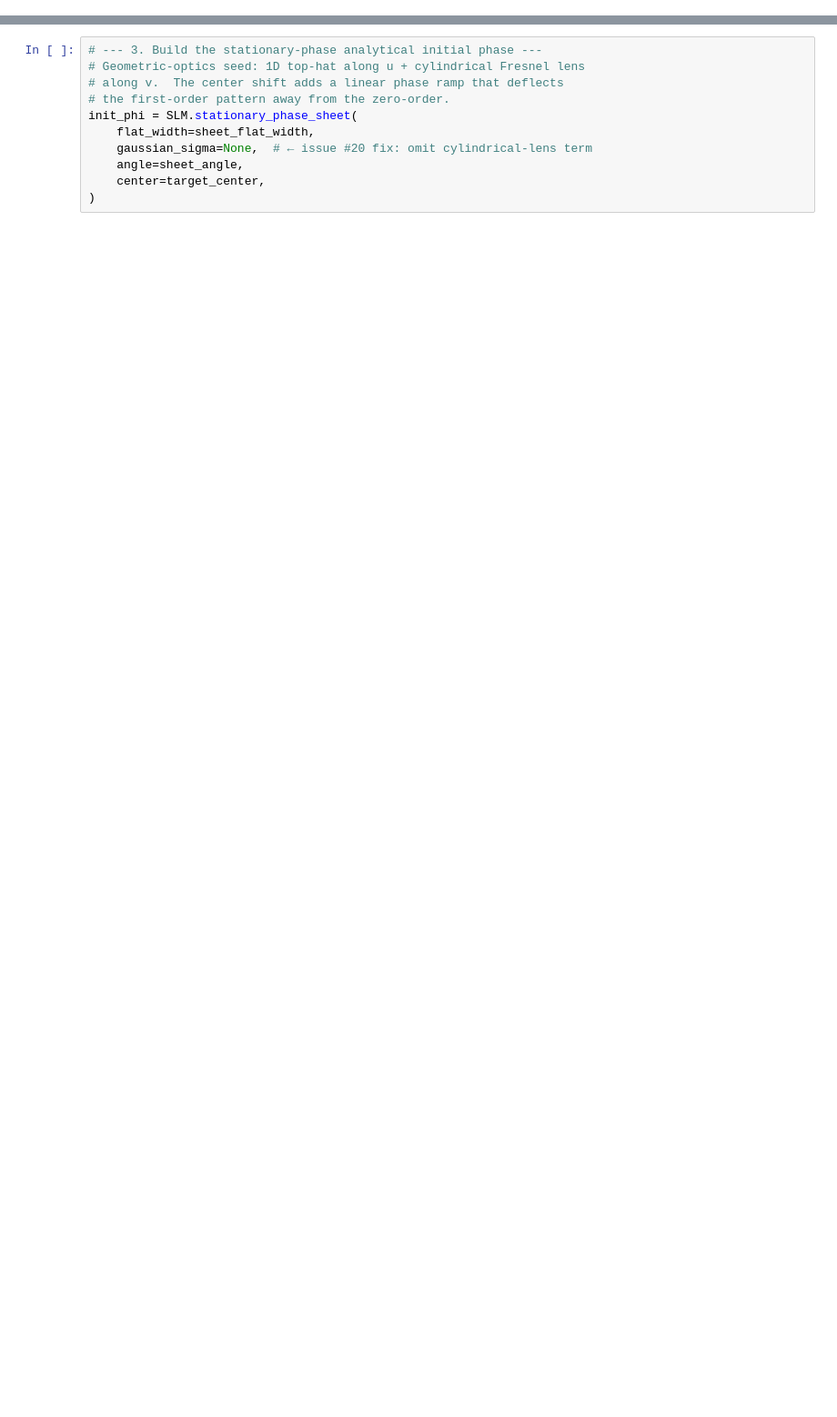
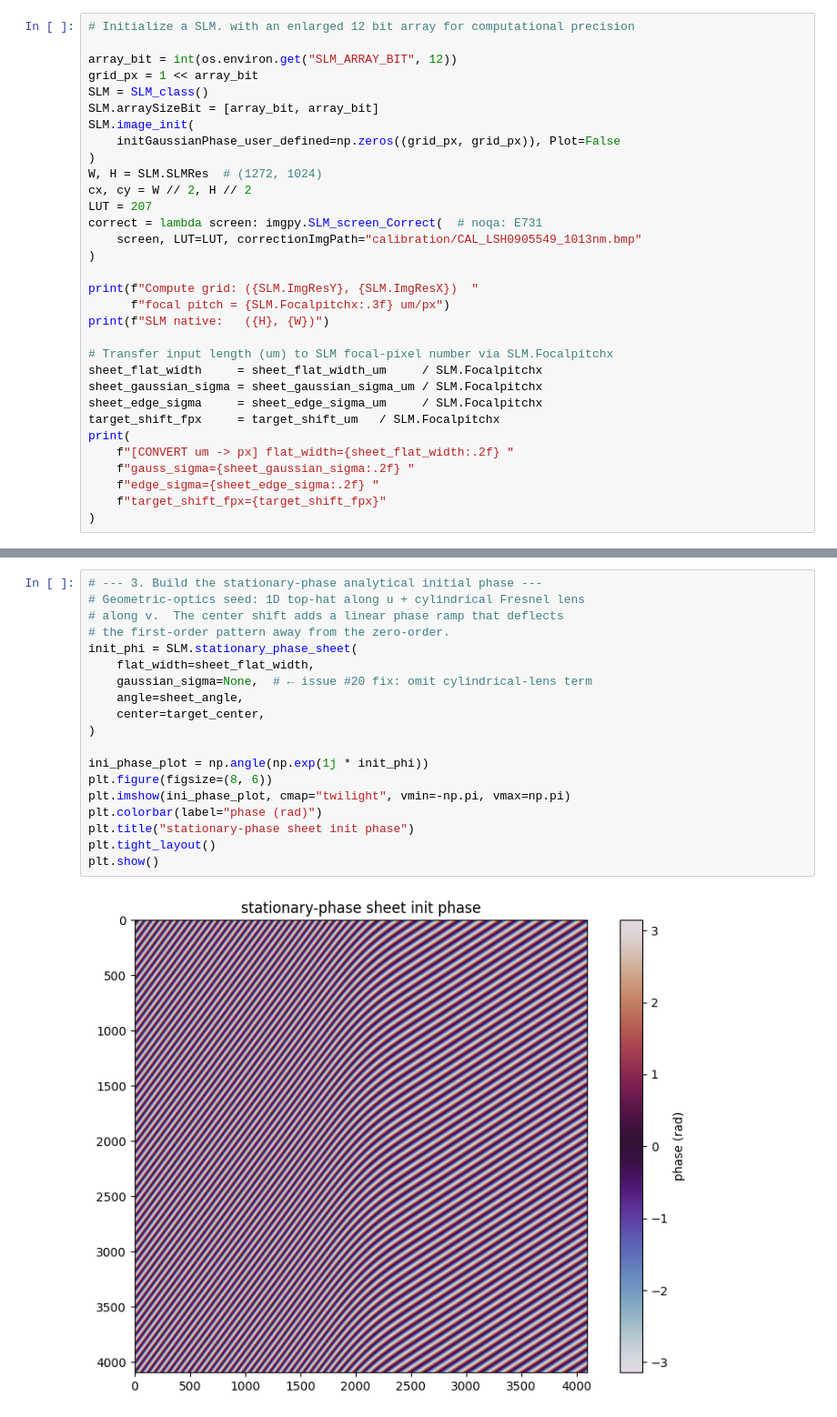
Before and after one commit to ChanceSiyuan/SLMengineer, a Jupyter notebook: scripts/sheet/testfile_sheet.ipynb, the cells around one changed output, grey strips where cells are left out. Shown at 91% size. Saved outputs shown, nothing was run; the diff lists cells and outputs as text; blank space fills up the shorter version.

```diff
--- a/scripts/sheet/testfile_sheet.ipynb
+++ b/scripts/sheet/testfile_sheet.ipynb
@@ -164,0 +33,32 @@ plt.tight_layout(); plt.show()
+# %%
+# Initialize a SLM. with an enlarged 12 bit array for computational precision
+
+array_bit = int(os.environ.get("SLM_ARRAY_BIT", 12))
+grid_px = 1 << array_bit
+SLM = SLM_class()
+SLM.arraySizeBit = [array_bit, array_bit]
+SLM.image_init(
+    initGaussianPhase_user_defined=np.zeros((grid_px, grid_px)), Plot=False
+)
+W, H = SLM.SLMRes  # (1272, 1024)
+cx, cy = W // 2, H // 2
+LUT = 207
+correct = lambda screen: imgpy.SLM_screen_Correct(  # noqa: E731
+    screen, LUT=LUT, correctionImgPath="calibration/CAL_LSH0905549_1013nm.bmp"
+)
+
+print(f"Compute grid: ({SLM.ImgResY}, {SLM.ImgResX})  "
+      f"focal pitch = {SLM.Focalpitchx:.3f} um/px")
+print(f"SLM native:   ({H}, {W})")
+
+# Transfer input length (um) to SLM focal-pixel number via SLM.Focalpitchx
+sheet_flat_width     = sheet_flat_width_um     / SLM.Focalpitchx
+sheet_gaussian_sigma = sheet_gaussian_sigma_um / SLM.Focalpitchx
+sheet_edge_sigma     = sheet_edge_sigma_um     / SLM.Focalpitchx
+target_shift_fpx     = target_shift_um   / SLM.Focalpitchx
+print(
+    f"[CONVERT um -> px] flat_width={sheet_flat_width:.2f} "
+    f"gauss_sigma={sheet_gaussian_sigma:.2f} "
+    f"edge_sigma={sheet_edge_sigma:.2f} "
+    f"target_shift_fpx={target_shift_fpx}"
+)
@@ -165,14 +125,24 @@ plt.tight_layout(); plt.show()
 # %%
 # --- 3. Build the stationary-phase analytical initial phase ---
 # Geometric-optics seed: 1D top-hat along u + cylindrical Fresnel lens
 # along v.  The center shift adds a linear phase ramp that deflects
 # the first-order pattern away from the zero-order.
 init_phi = SLM.stationary_phase_sheet(
     flat_width=sheet_flat_width,
     gaussian_sigma=None,  # ← issue #20 fix: omit cylindrical-lens term
     angle=sheet_angle,
     center=target_center,
 )
+
+ini_phase_plot = np.angle(np.exp(1j * init_phi))
+plt.figure(figsize=(8, 6))
+plt.imshow(ini_phase_plot, cmap="twilight", vmin=-np.pi, vmax=np.pi)
+plt.colorbar(label="phase (rad)")
+plt.title("stationary-phase sheet init phase")
+plt.tight_layout()
+plt.show()
+# %% [output]
+[figure, added]
 # %%
 # --- 4. Seed + bounded CGM polish ---
 t0 = time.perf_counter()
```
Also changed, not shown: parts of 20 cells of this notebook, 6 other files.
